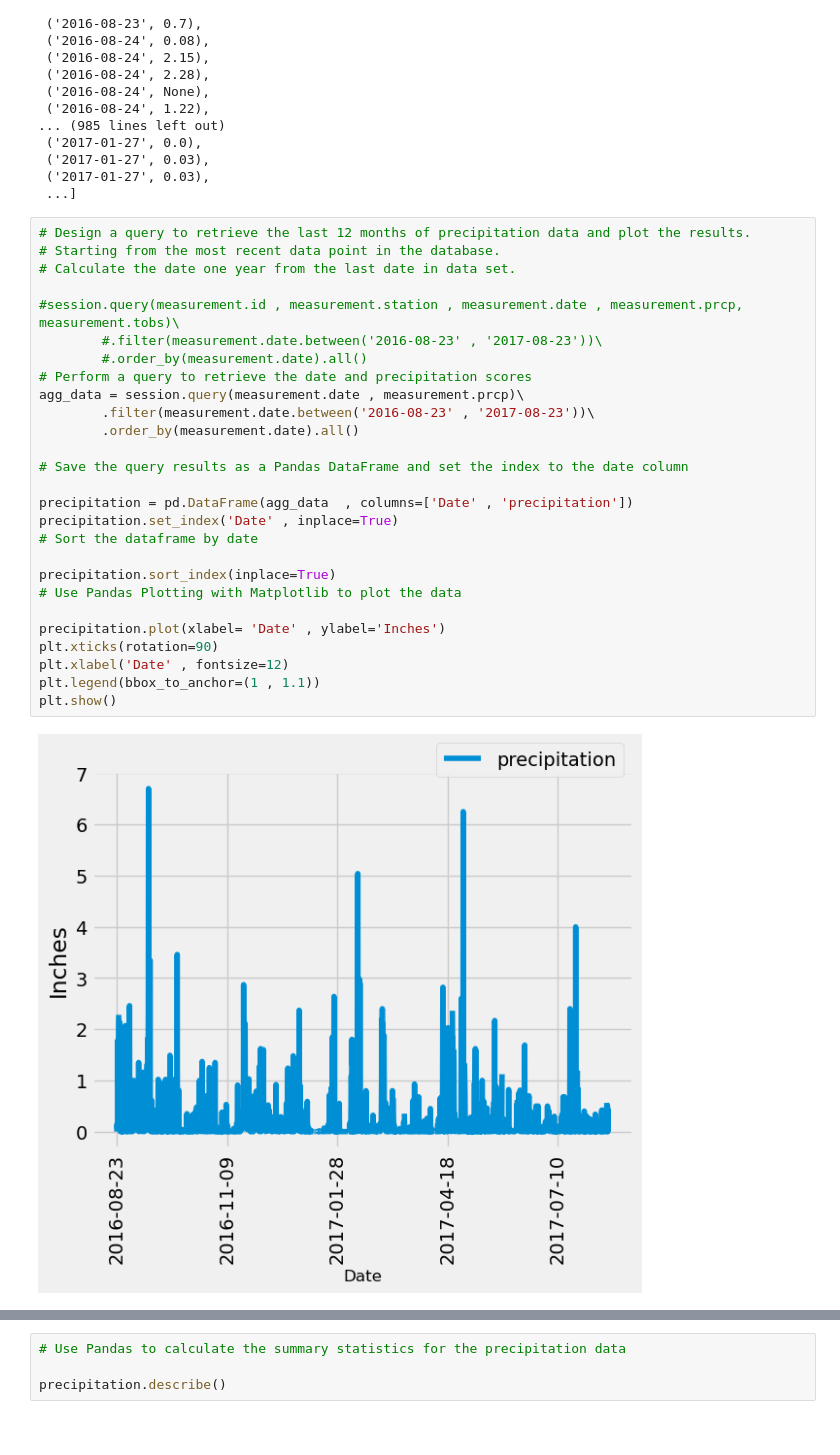
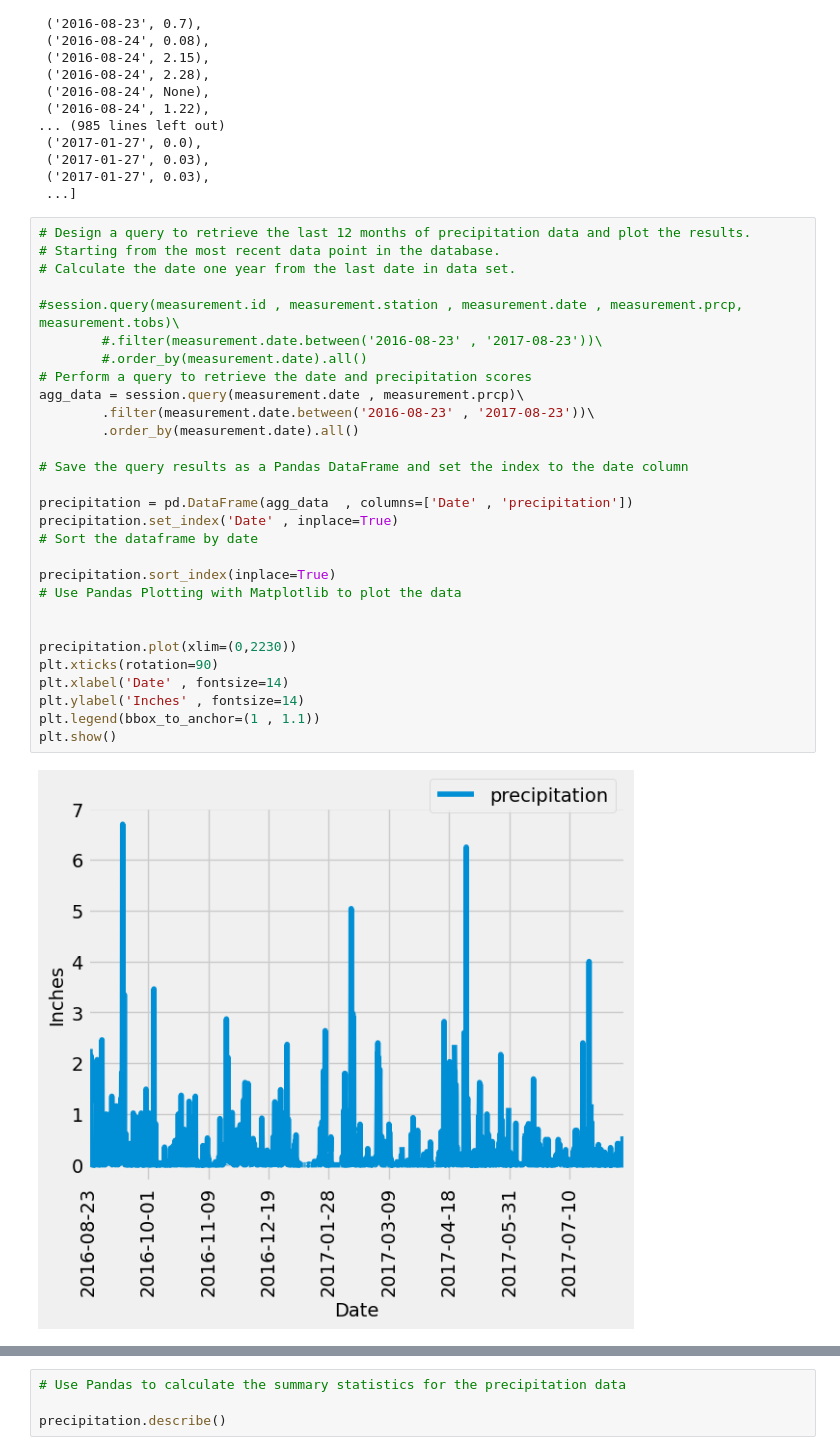
Before and after one commit to Patrick-Bacza/sqlalchemy-challenge, a Jupyter notebook: climate_starter.ipynb, the cells around one changed output, grey strips where cells are left out. Drawn from its saved outputs; the diff is of its cells as text.

```diff
--- a/climate_starter.ipynb
+++ b/climate_starter.ipynb
@@ -78,29 +79,31 @@ session.query(measurement.date , measurement.prcp)\
 # %%
 # Design a query to retrieve the last 12 months of precipitation data and plot the results.
 # Starting from the most recent data point in the database.
 # Calculate the date one year from the last date in data set.
 
 #session.query(measurement.id , measurement.station , measurement.date , measurement.prcp, measurement.tobs)\
         #.filter(measurement.date.between('2016-08-23' , '2017-08-23'))\
         #.order_by(measurement.date).all()
 # Perform a query to retrieve the date and precipitation scores
 agg_data = session.query(measurement.date , measurement.prcp)\
         .filter(measurement.date.between('2016-08-23' , '2017-08-23'))\
         .order_by(measurement.date).all()
 
 # Save the query results as a Pandas DataFrame and set the index to the date column
 
 precipitation = pd.DataFrame(agg_data  , columns=['Date' , 'precipitation'])
 precipitation.set_index('Date' , inplace=True)
 # Sort the dataframe by date
 
 precipitation.sort_index(inplace=True)
 # Use Pandas Plotting with Matplotlib to plot the data
 
-precipitation.plot(xlabel= 'Date' , ylabel='Inches')
+
+precipitation.plot(xlim=(0,2230))
 plt.xticks(rotation=90)
-plt.xlabel('Date' , fontsize=12)
+plt.xlabel('Date' , fontsize=14)
+plt.ylabel('Inches' , fontsize=14)
 plt.legend(bbox_to_anchor=(1 , 1.1))
 plt.show()
 # %% [output]
-[figure, old version]
+[figure, new version]
```
Also changed, not shown: parts of 2 cells of this notebook.
